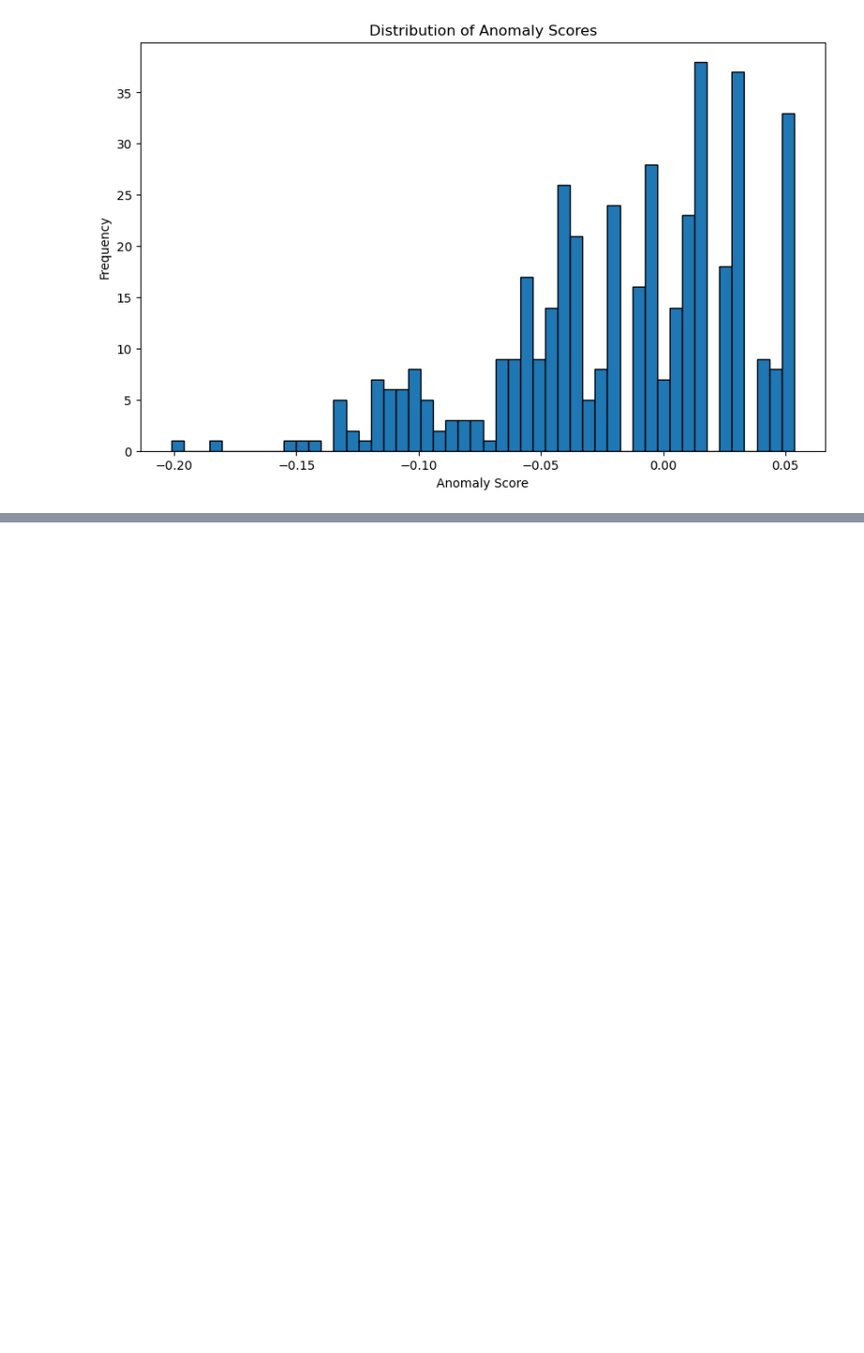
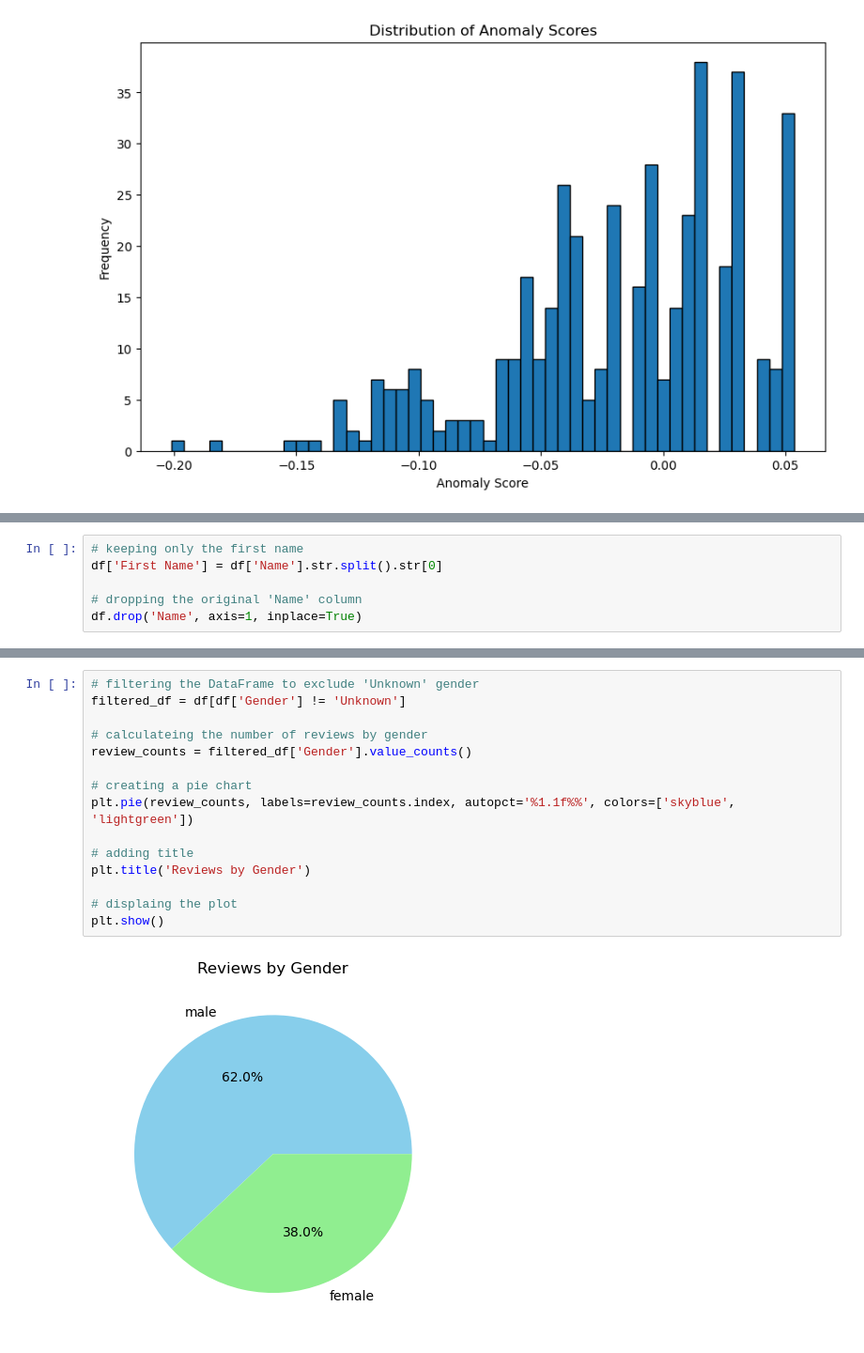
Before and after one commit to EsteraDA/CA2, a Jupyter notebook: ML/Dublin_House ML & Web Scraping.ipynb, the cells around one changed output, grey strips where cells are left out. Shown at 94% size. Drawn from its saved outputs; the diff is of its cells as text; blank space fills up the shorter version.

```diff
--- a/ML/Dublin_House ML & Web Scraping.ipynb
+++ b/ML/Dublin_House ML & Web Scraping.ipynb
@@ -1246,0 +1499,6 @@ anomaly_rows
+# %%
+# keeping only the first name
+df['First Name'] = df['Name'].str.split().str[0]
+
+# dropping the original 'Name' column
+df.drop('Name', axis=1, inplace=True)
@@ -1246,0 +1636,17 @@ anomaly_rows
+# %%
+# filtering the DataFrame to exclude 'Unknown' gender
+filtered_df = df[df['Gender'] != 'Unknown']
+
+# calculateing the number of reviews by gender
+review_counts = filtered_df['Gender'].value_counts()
+
+# creating a pie chart
+plt.pie(review_counts, labels=review_counts.index, autopct='%1.1f%%', colors=['skyblue', 'lightgreen'])
+
+# adding title
+plt.title('Reviews by Gender')
+
+# displaing the plot
+plt.show()
+# %% [output]
+[figure, added]
```
Also changed, not shown: parts of 54 cells of this notebook.
